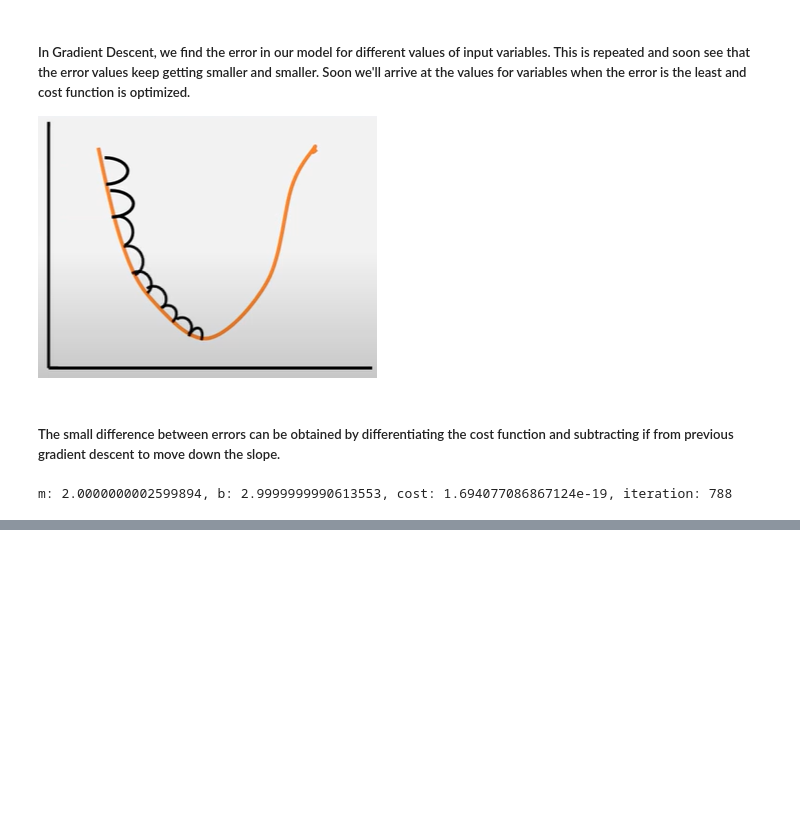
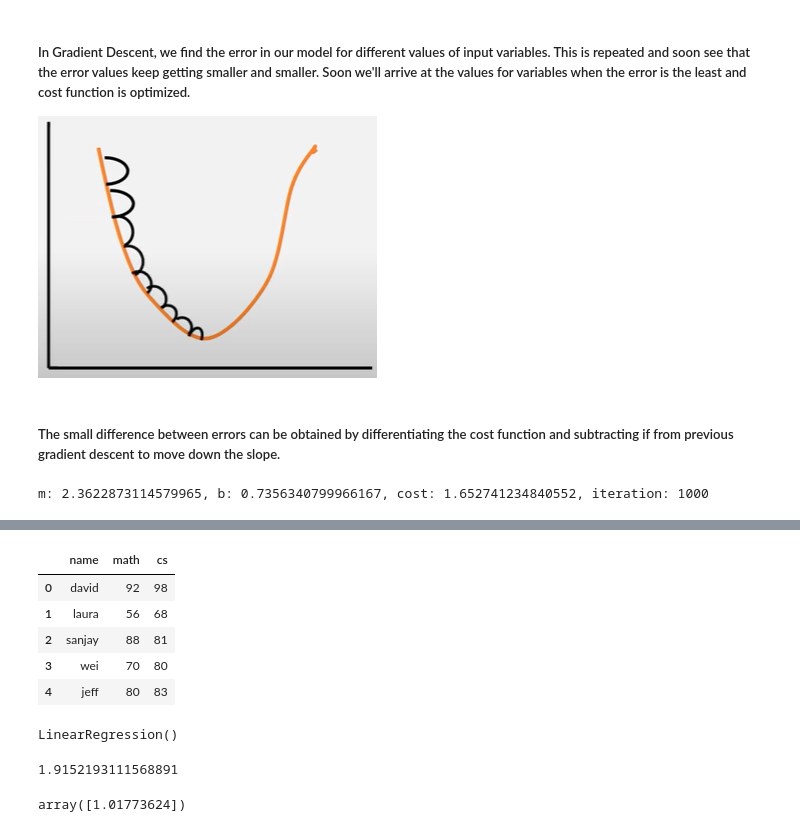
Before and after one commit to danishansari09/Algorithms, a Jupyter notebook: Cost_Function.ipynb, the cells around one changed output, grey strips where cells are left out. Saved outputs shown, nothing was run; the diff lists cells and outputs as text; code cells hidden in the pictures; blank space fills up the shorter version.

```diff
--- a/Cost_Function.ipynb
+++ b/Cost_Function.ipynb
@@ -72,8 +76,8 @@ def gradient_descent_(X, y):
 # Example usage:
 X = np.array([1, 2, 3, 4, 5])
 y = np.array([5, 7, 9, 11, 13])
-gradient_descent_(X, y)
+gradient_descent(X, y)
 # %% [output]
-m: 2.0000000002599894, b: 2.9999999990613553, cost: 1.694077086867124e-19, iteration: 788
+m: 2.3622873114579965, b: 0.7356340799966167, cost: 1.652741234840552, iteration: 1000
 # %% [markdown]
 ![image.png](attachment:725151ac-e817-40b0-833c-88fc49d18ff2.png)
@@ -79,0 +86,11 @@ m: 2.0000000002599894, b: 2.9999999990613553, cost: 1.694077086867124e-19, itera
+# %%
+data = pd.read_csv('https://raw.githubusercontent.com/codebasics/py/master/ML/3_gradient_descent/Exercise/test_scores.csv')
+# %%
+data.head()
+# %% [output]
+|  | name | math | cs |
+| 0 | david | 92 | 98 |
+| 1 | laura | 56 | 68 |
+| 2 | sanjay | 88 | 81 |
+| 3 | wei | 70 | 80 |
+| 4 | jeff | 80 | 83 |
@@ -79,0 +103,12 @@ m: 2.0000000002599894, b: 2.9999999990613553, cost: 1.694077086867124e-19, itera
+# %%
+lin_reg.fit(X_score_reshape, y_score)
+# %% [output]
+LinearRegression()
+# %%
+lin_reg.intercept_
+# %% [output]
+1.9152193111568891
+# %%
+lin_reg.coef_
+# %% [output]
+array([1.01773624])
```
Also changed, not shown: parts of 7 cells of this notebook.
